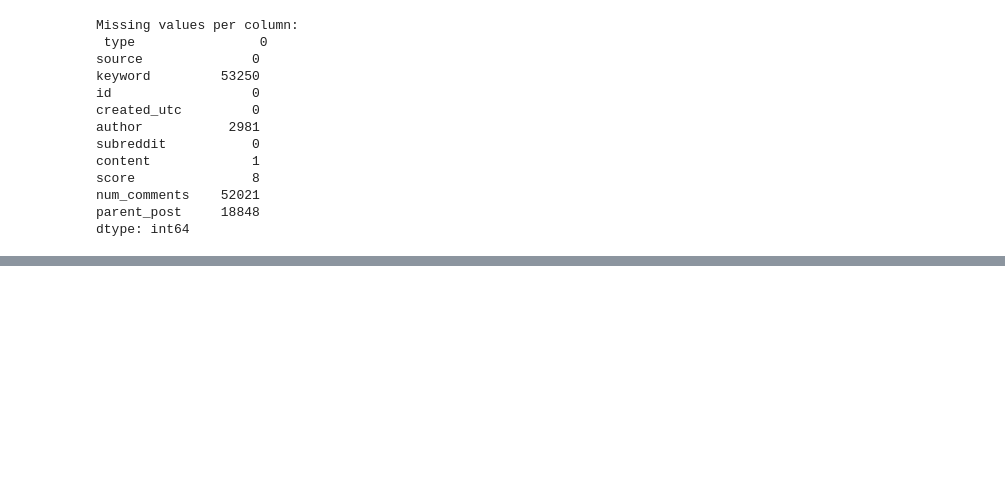
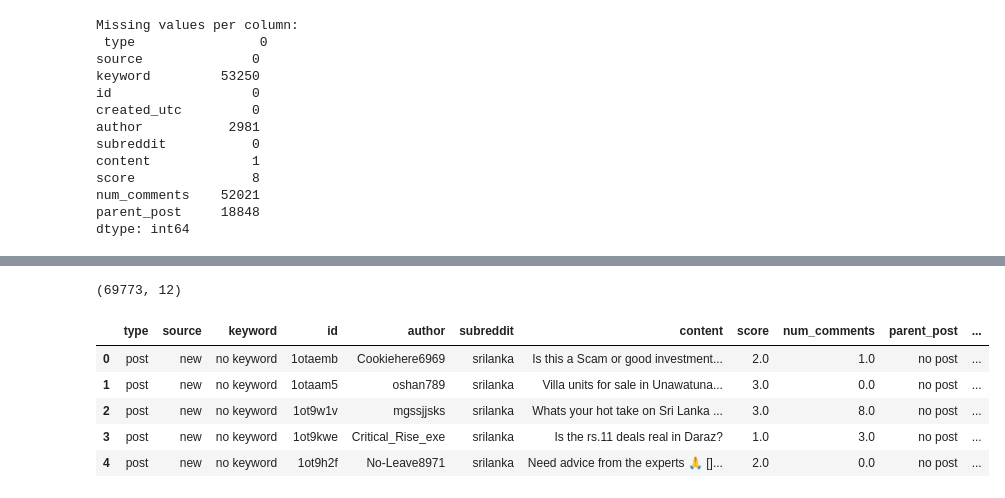
Before and after one commit to Starlight0901/Reddit_SriLanka_Social_Insight, a Jupyter notebook: Data Preprocessing and Feature Engineering.ipynb, the cells around one changed output, grey strips where cells are left out. Saved outputs shown, nothing was run; the diff lists cells and outputs as text; code cells hidden in the pictures; blank space fills up the shorter version.

Commit message:
Data text Preprocessing and cleaning

```diff
--- a/Data Preprocessing and Feature Engineering.ipynb
+++ b/Data Preprocessing and Feature Engineering.ipynb
@@ -229,0 +177,9 @@ print(f"Unique words in corpus: {unique_words}")
+# %%
+def detect_language(text):
+    try:
+        return detect(text)
+    except langdetect.lang_detect_exception.LangDetectException:
+        return 'unknown'
+
+# Create a new column for language
+df_posts['language'] = df_posts['content'].apply(detect_language)
@@ -229,0 +199,17 @@ print(f"Unique words in corpus: {unique_words}")
+# %%
+# Keep only English posts
+df_posts = df_posts[df_posts['language'] == 'en'].copy()
+
+# Drop the language column
+df_posts.drop(columns=['language'], inplace=True)
+print(df_posts.shape)
+
+df_posts.head()
+# %% [output]
+(69773, 12)
+|  | type | source | keyword | id | author | subreddit | content | score | num_comments | parent_post | ... |
+| 0 | post | new | no keyword | 1otaemb | Cookiehere6969 | srilanka | Is this a Scam or good investment... | 2.0 | 1.0 | no post | ... |
+| 1 | post | new | no keyword | 1otaam5 | oshan789 | srilanka | Villa units for sale in Unawatuna... | 3.0 | 0.0 | no post | ... |
+| 2 | post | new | no keyword | 1ot9w1v | mgssjjsks | srilanka | Whats your hot take on Sri Lanka ... | 3.0 | 8.0 | no post | ... |
+| 3 | post | new | no keyword | 1ot9kwe | Critical_Rise_exe | srilanka | Is the rs.11 deals real in Daraz? | 1.0 | 3.0 | no post | ... |
+| 4 | post | new | no keyword | 1ot9h2f | No-Leave8971 | srilanka | Need advice from the experts 🙏 []... | 2.0 | 0.0 | no post | ... |
```
Also changed, not shown: parts of 11 cells of this notebook.
